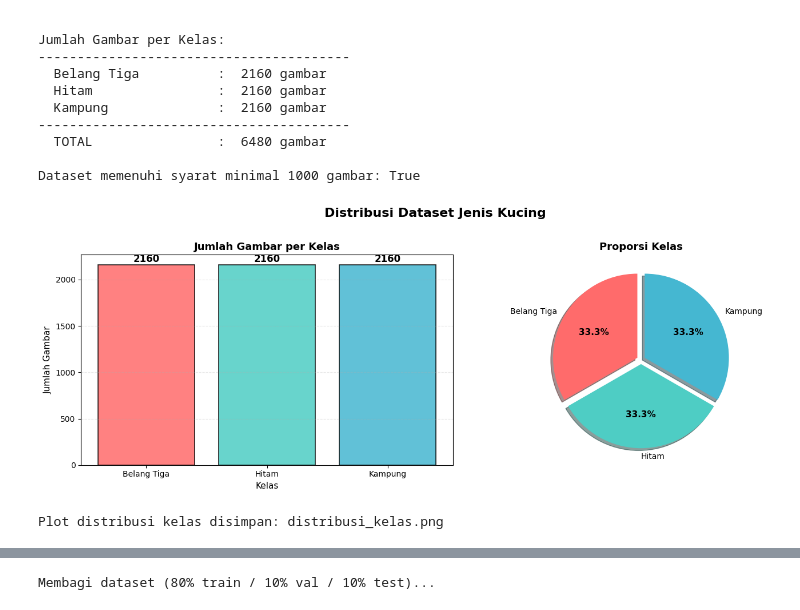
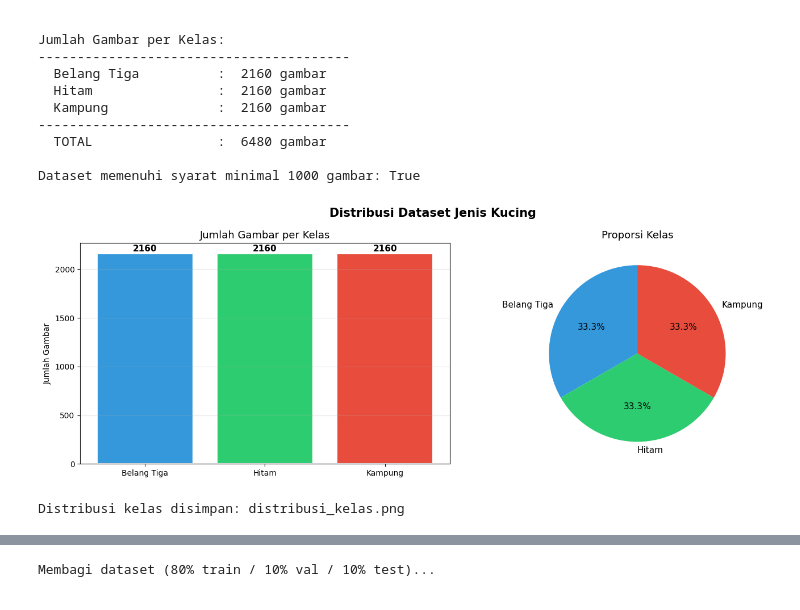
Before and after one commit to MuhammadRizalNurfirdaus/Klasifikasi-Jenis-Kucing-Menggunakan-Convolutional-Neural-Network--CNN-, a Jupyter notebook: notebook.ipynb, the cells around one changed output, grey strips where cells are left out. Saved outputs shown, nothing was run; the diff lists cells and outputs as text; code cells hidden in the pictures.

```diff
--- a/notebook.ipynb
+++ b/notebook.ipynb
@@ -133,16 +132,9 @@ print('Struktur Direktori Dataset:')
 print('=' * 60)
 for root, dirs, files in os.walk(path):
     level = root.replace(path, '').count(os.sep)
-    if level > 3:
-        continue
-    indent = '    ' * level
-    folder_name = os.path.basename(root)
-    img_ext = ('.jpg', '.jpeg', '.png', '.gif', '.bmp', '.webp')
-    img_files = [f for f in files if f.lower().endswith(img_ext)]
-    if img_files:
-        print(f'{indent}{folder_name}/ [{len(img_files)} gambar]')
-    elif level < 3:
-        print(f'{indent}{folder_name}/')
+    indent = '  ' * level
+    img_count = len([f for f in files if f.lower().endswith(('.jpg', '.jpeg', '.png'))])
+    print(f'{indent}{os.path.basename(root)}/ ({img_count} gambar)' if img_count else f'{indent}{os.path.basename(root)}/')
 # %% [output]
 Struktur Direktori Dataset:
 ============================================================
@@ -227,44 +215,31 @@ Dataset memenuhi syarat minimal 1000 gambar: True
 # %%
 # Visualisasi distribusi kelas
 fig, axes = plt.subplots(1, 2, figsize=(14, 5))
-fig.suptitle('Distribusi Dataset Jenis Kucing', fontsize=16, fontweight='bold', y=1.02)
+fig.suptitle('Distribusi Dataset Jenis Kucing', fontsize=15, fontweight='bold')
 
-colors = ['#FF6B6B', '#4ECDC4', '#45B7D1', '#96CEB4', '#FFEAA7']
-cls_colors = colors[:len(CLASSES)]
+colors = ['#3498db', '#2ecc71', '#e74c3c']
 
 # Bar Chart
-bars = axes[0].bar(class_data.keys(), class_data.values(),
-                   color=cls_colors, edgecolor='black', alpha=0.85, linewidth=1.2)
-axes[0].set_title('Jumlah Gambar per Kelas', fontsize=13, fontweight='bold')
-axes[0].set_xlabel('Kelas', fontsize=11)
-axes[0].set_ylabel('Jumlah Gambar', fontsize=11)
-axes[0].grid(axis='y', alpha=0.3, linestyle='--')
-for bar, v in zip(bars, class_data.values()):
-    axes[0].text(bar.get_x() + bar.get_width() / 2., bar.get_height() + 3,
-                 str(v), ha='center', va='bottom', fontweight='bold', fontsize=12)
+bars = axes[0].bar(class_data.keys(), class_data.values(), color=colors, edgecolor='white', linewidth=1.5)
+axes[0].set_title('Jumlah Gambar per Kelas', fontsize=13)
+axes[0].set_ylabel('Jumlah Gambar')
+for bar, val in zip(bars, class_data.values()):
+    axes[0].text(bar.get_x() + bar.get_width()/2, bar.get_height() + 20,
+                 str(val), ha='center', fontweight='bold', fontsize=11)
+axes[0].grid(axis='y', alpha=0.3)
 
 # Pie Chart
-wedges, texts, autotexts = axes[1].pie(
-    class_data.values(),
-    labels=class_data.keys(),
-    colors=cls_colors,
-    autopct='%1.1f%%',
-    startangle=90,
-    shadow=True,
-    explode=[0.05] * len(CLASSES)
-)
-for text in autotexts:
-    text.set_fontweight('bold')
-    text.set_fontsize(11)
-axes[1].set_title('Proporsi Kelas', fontsize=13, fontweight='bold')
+axes[1].pie(class_data.values(), labels=class_data.keys(), autopct='%1.1f%%',
+            colors=colors, startangle=90, textprops={'fontsize': 11})
+axes[1].set_title('Proporsi Kelas', fontsize=13)
 
 plt.tight_layout()
 plt.savefig('distribusi_kelas.png', dpi=120, bbox_inches='tight')
 plt.show()
-print('Plot distribusi kelas disimpan: distribusi_kelas.png')
+print('Distribusi kelas disimpan: distribusi_kelas.png')
 # %% [output]
-[figure, old version]
+[figure, new version]
-Plot distribusi kelas disimpan: distribusi_kelas.png
+Distribusi kelas disimpan: distribusi_kelas.png
 # %%
 # Tampilkan 5 contoh gambar dari setiap kelas
 NUM_SAMPLES = 5
```
Also changed, not shown: parts of 34 cells of this notebook.
